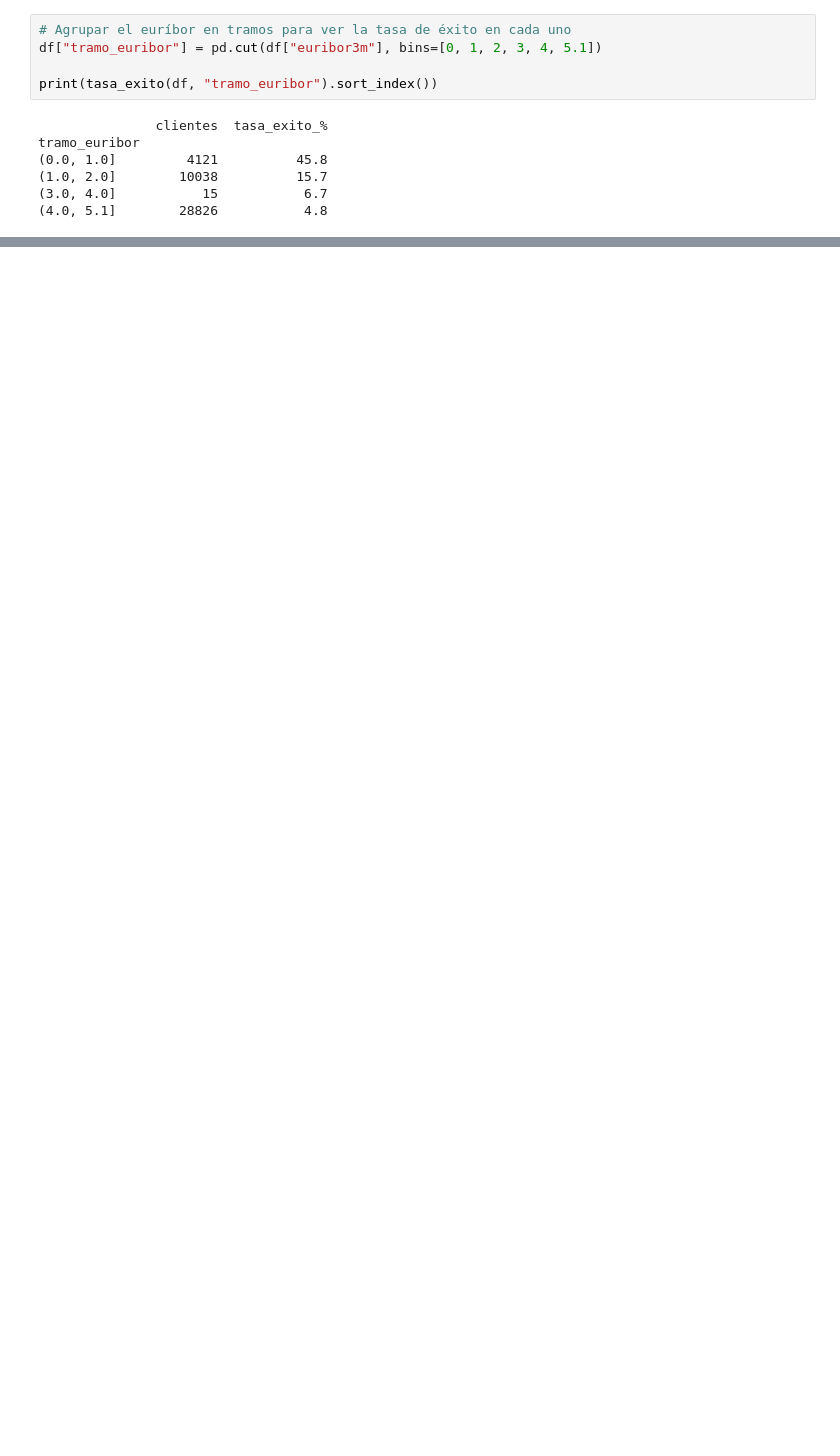
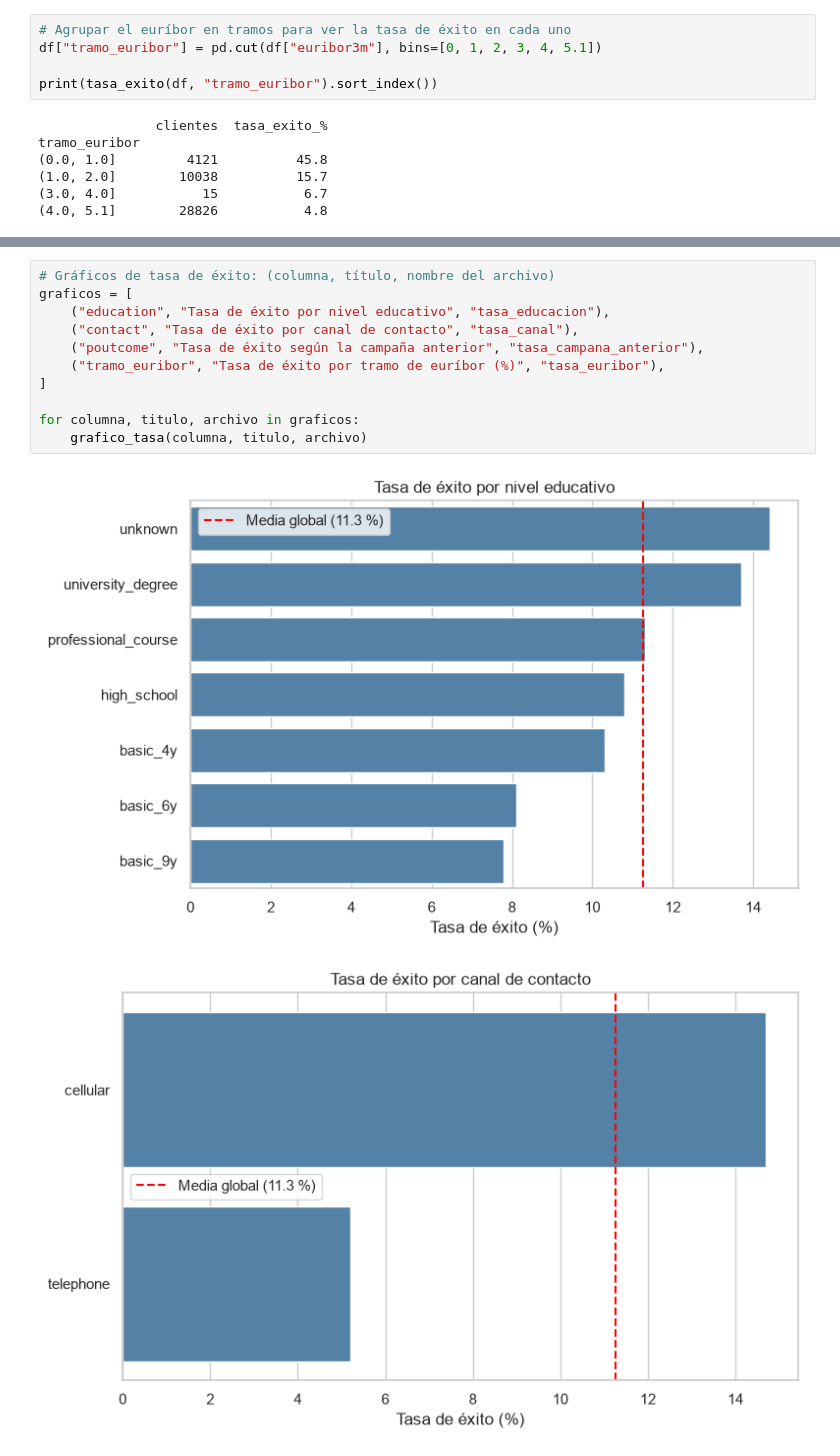
Before and after one commit to gemitue32/EDA-MARKETING-BANCARIO, a Jupyter notebook: notebooks/03_analisis_visualizacion.ipynb, the cells around one changed output, grey strips where cells are left out. Cells and saved outputs as stored; diff of their text form; blank space fills up the shorter version.

```diff
--- a/notebooks/03_analisis_visualizacion.ipynb
+++ b/notebooks/03_analisis_visualizacion.ipynb
@@ -229,0 +263,14 @@ tramo_euribor
+# %%
+# Gráficos de tasa de éxito: (columna, título, nombre del archivo)
+graficos = [
+    ("education", "Tasa de éxito por nivel educativo", "tasa_educacion"),
+    ("contact", "Tasa de éxito por canal de contacto", "tasa_canal"),
+    ("poutcome", "Tasa de éxito según la campaña anterior", "tasa_campana_anterior"),
+    ("tramo_euribor", "Tasa de éxito por tramo de euríbor (%)", "tasa_euribor"),
+]
+
+for columna, titulo, archivo in graficos:
+    grafico_tasa(columna, titulo, archivo)
+# %% [output]
+[figure, added]
+[figure, added]
```
Also changed, not shown: parts of 10 cells of this notebook, 9 other files.
